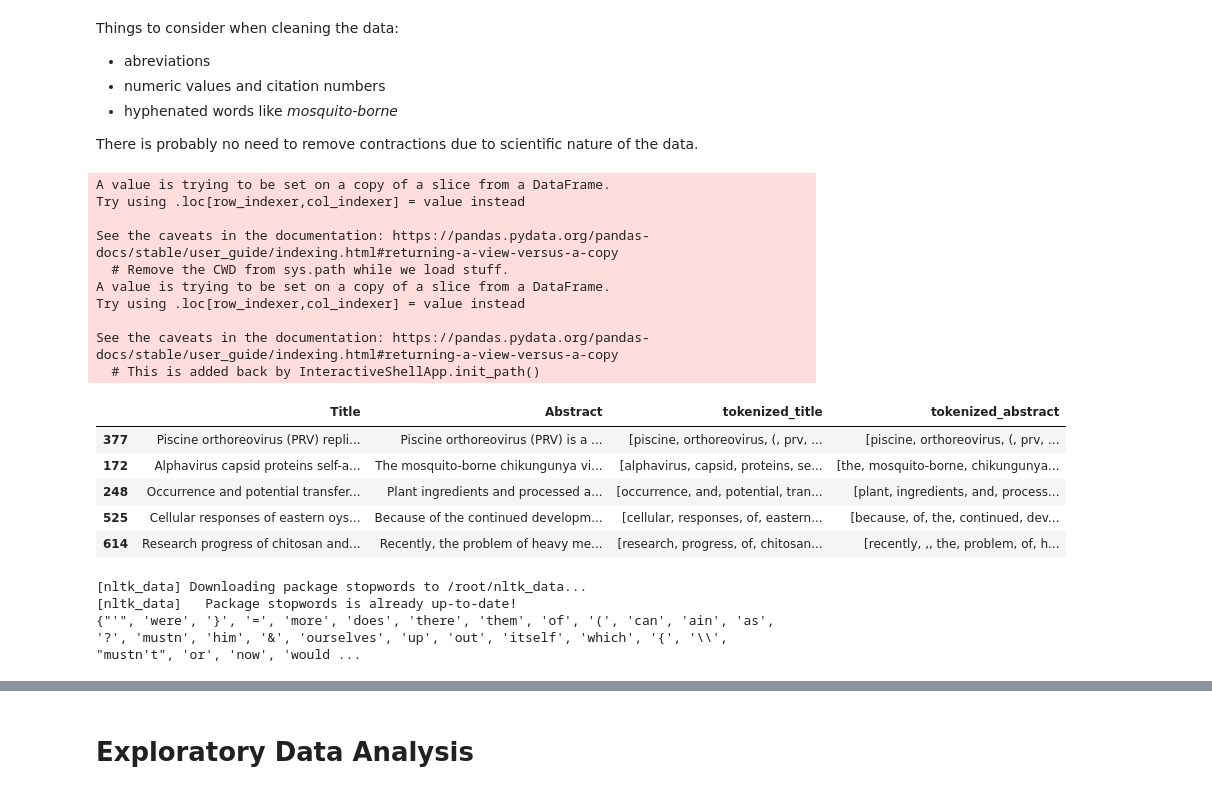
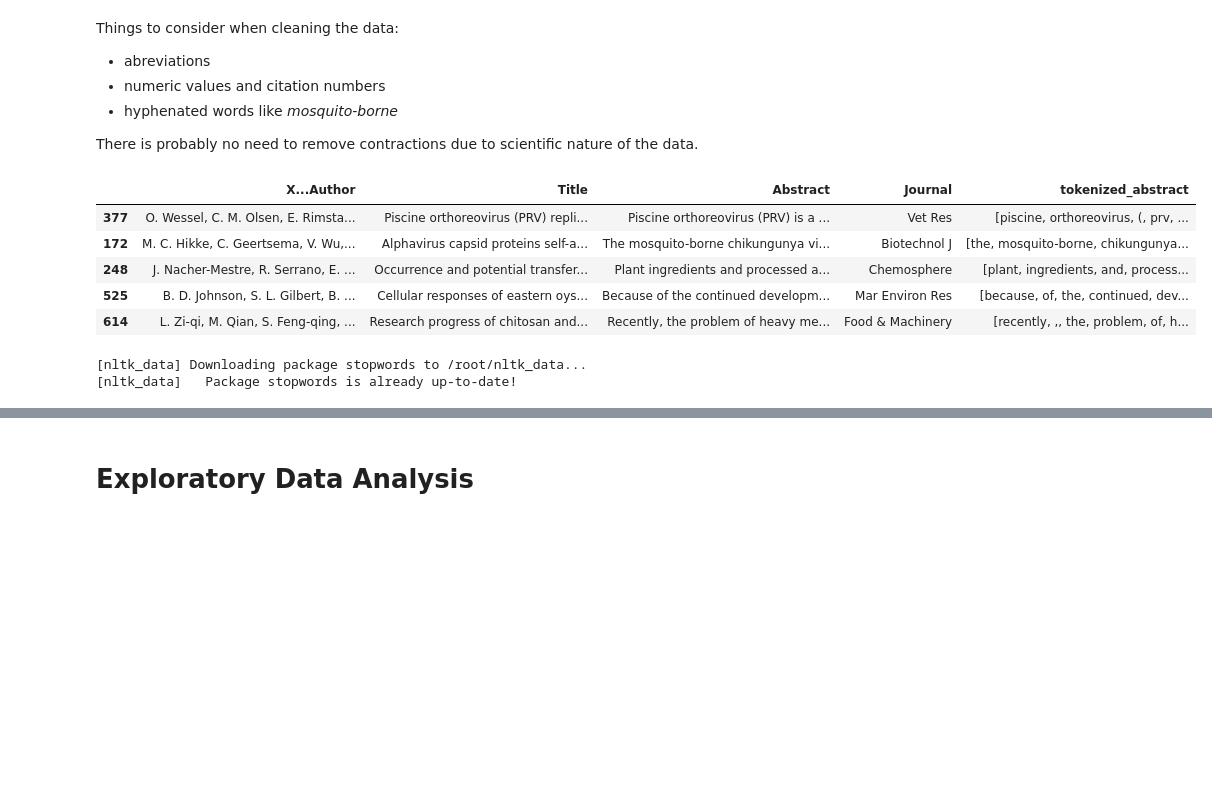
Before and after one commit to jsokolowska/ner-text-classification, a Jupyter notebook: practicalExcercise.ipynb, the cells around one changed output, grey strips where cells are left out. Drawn from its saved outputs; the diff is of its cells as text; code cells hidden in the pictures; blank space fills up the shorter version.

```diff
--- a/practicalExcercise.ipynb
+++ b/practicalExcercise.ipynb
@@ -185,3 +180,14 @@ AUC score abround 50 % siginifies that test data is drawn from the same distribu
 # %% [markdown]
 Cleaning the data
 ===
+# %%
+df = pd.read_csv(data_paths[0], index_col=0)
+df_test = pd.read_csv(validation_paths[0], index_col=0)
+
+X = df.drop("Indicator", axis=1)
+y_train = df["Indicator"]
+
+X_test = df_test.drop("Indicator", axis=1)
+y_test = df_test["Indicator"]
+print(X.shape, y_train.shape, X_test.shape, y_test.shape)
+X.head()
@@ -206,34 +214,22 @@ There is probably no need to remove contractions due to scientific nature of the
 # %%
 #tokenize and lowercase
 from nltk.tokenize import word_tokenize
 
 def tokenize_and_lower(s):
     return [x.lower() for x in word_tokenize(s)]
 
-X["tokenized_title"] = X["Title"].apply(tokenize_and_lower)
+
 X["tokenized_abstract"] = X["Abstract"].apply(tokenize_and_lower)
-
-X_test["tokenized_title"] = X_test["Title"].apply(tokenize_and_lower)
 X_test["tokenized_abstract"] = X_test["Abstract"].apply(tokenize_and_lower)
 
 X.head()
 # %% [output]
-A value is trying to be set on a copy of a slice from a DataFrame.
-Try using .loc[row_indexer,col_indexer] = value instead
-
-See the caveats in the documentation: https://pandas.pydata.org/pandas-docs/stable/user_guide/indexing.html#returning-a-view-versus-a-copy
-  # Remove the CWD from sys.path while we load stuff.
-A value is trying to be set on a copy of a slice from a DataFrame.
-Try using .loc[row_indexer,col_indexer] = value instead
-
-See the caveats in the documentation: https://pandas.pydata.org/pandas-docs/stable/user_guide/indexing.html#returning-a-view-versus-a-copy
-  # This is added back by InteractiveShellApp.init_path()
-|  | Title | Abstract | tokenized_title | tokenized_abstract |
-| 377 | Piscine orthoreovirus (PRV) repli... | Piscine orthoreovirus (PRV) is a ... | [piscine, orthoreovirus, (, prv, ... | [piscine, orthoreovirus, (, prv, ... |
-| 172 | Alphavirus capsid proteins self-a... | The mosquito-borne chikungunya vi... | [alphavirus, capsid, proteins, se... | [the, mosquito-borne, chikungunya... |
-| 248 | Occurrence and potential transfer... | Plant ingredients and processed a... | [occurrence, and, potential, tran... | [plant, ingredients, and, process... |
-| 525 | Cellular responses of eastern oys... | Because of the continued developm... | [cellular, responses, of, eastern... | [because, of, the, continued, dev... |
-| 614 | Research progress of chitosan and... | Recently, the problem of heavy me... | [research, progress, of, chitosan... | [recently, ,, the, problem, of, h... |
+|  | X...Author | Title | Abstract | Journal | tokenized_abstract |
+| 377 | O. Wessel, C. M. Olsen, E. Rimsta... | Piscine orthoreovirus (PRV) repli... | Piscine orthoreovirus (PRV) is a ... | Vet Res | [piscine, orthoreovirus, (, prv, ... |
+| 172 | M. C. Hikke, C. Geertsema, V. Wu,... | Alphavirus capsid proteins self-a... | The mosquito-borne chikungunya vi... | Biotechnol J | [the, mosquito-borne, chikungunya... |
+| 248 | J. Nacher-Mestre, R. Serrano, E. ... | Occurrence and potential transfer... | Plant ingredients and processed a... | Chemosphere | [plant, ingredients, and, process... |
+| 525 | B. D. Johnson, S. L. Gilbert, B. ... | Cellular responses of eastern oys... | Because of the continued developm... | Mar Environ Res | [because, of, the, continued, dev... |
+| 614 | L. Zi-qi, M. Qian, S. Feng-qing, ... | Research progress of chitosan and... | Recently, the problem of heavy me... | Food & Machinery | [recently, ,, the, problem, of, h... |
 # %%
 #remove punctuation and stopwords
 import string
@@ -241,11 +237,9 @@ from nltk.corpus import stopwords
 nltk.download('stopwords')
 
 chars_for_removal = set(list(string.punctuation) + stopwords.words("english"))
-print(chars_for_removal)
 # %% [output]
 [nltk_data] Downloading package stopwords to /root/nltk_data...
 [nltk_data]   Package stopwords is already up-to-date!
-{"'", 'were', '}', '=', 'more', 'does', 'there', 'them', 'of', '(', 'can', 'ain', 'as', '?', 'mustn', 'him', '&', 'ourselves', 'up', 'out', 'itself', 'which', '{', '\\', "mustn't", 'or', 'now', 'would ...
 # %%
 def filter_words(string_list):
     return [word for word in string_list if word not in chars_for_removal]
```
Also changed, not shown: parts of 50 cells of this notebook.
